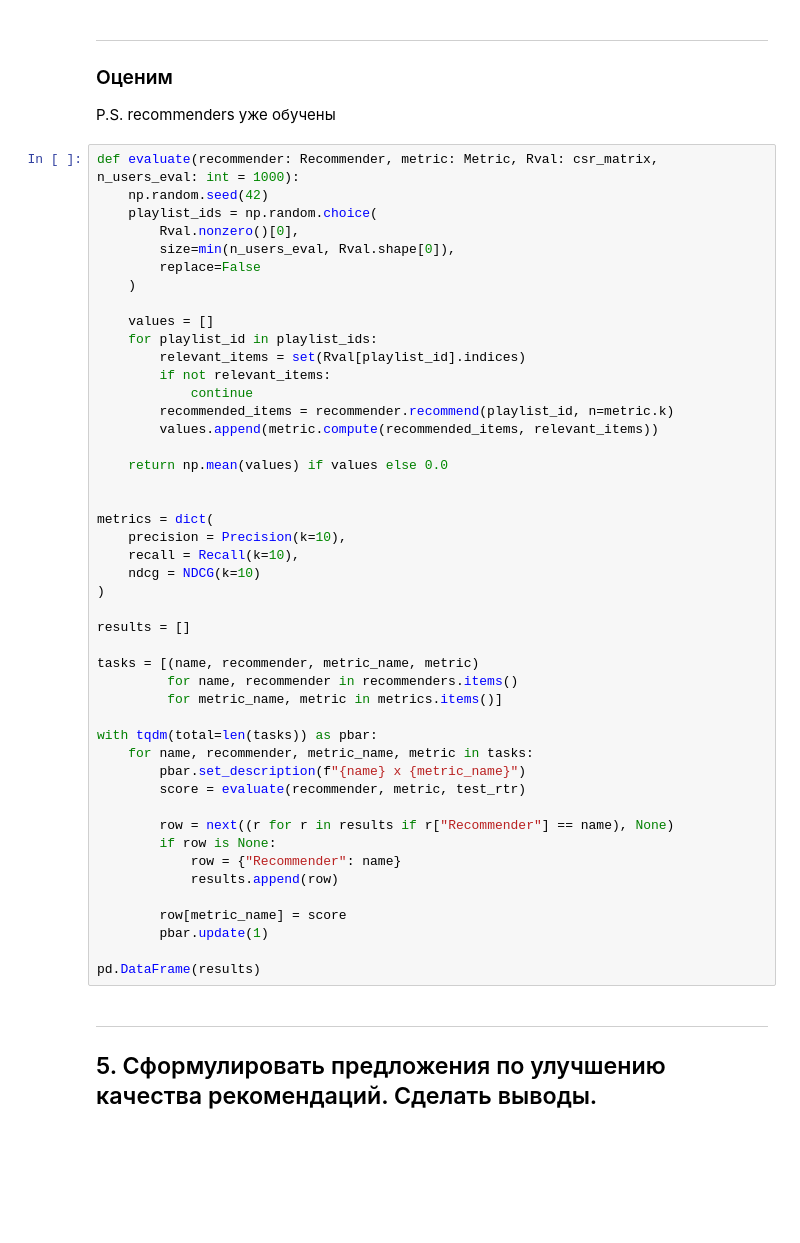
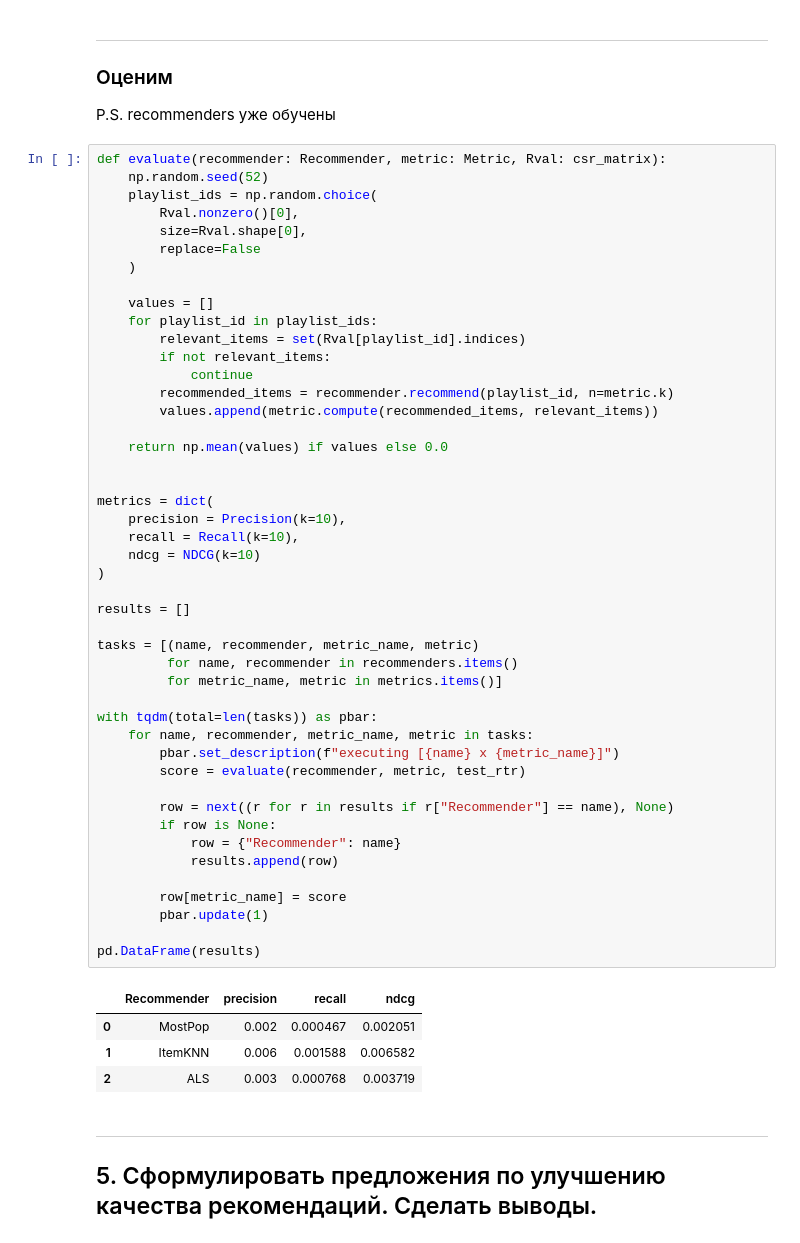
Before and after one commit to HuTao1Love/DataAnalysis, a Jupyter notebook: lab-2/main.ipynb, the cells around one changed output. Cells and saved outputs as stored; diff of their text form; blank space fills up the shorter version.

```diff
--- a/lab-2/main.ipynb
+++ b/lab-2/main.ipynb
@@ -374,11 +374,11 @@ class NDCG(Metric):
 ### Оценим
 P.S. recommenders уже обучены
 # %%
-def evaluate(recommender: Recommender, metric: Metric, Rval: csr_matrix, n_users_eval: int = 1000):
-    np.random.seed(42)
+def evaluate(recommender: Recommender, metric: Metric, Rval: csr_matrix):
+    np.random.seed(52)
     playlist_ids = np.random.choice(
         Rval.nonzero()[0],
-        size=min(n_users_eval, Rval.shape[0]),
+        size=Rval.shape[0],
         replace=False
     )
 
@@ -391,34 +391,39 @@ def evaluate(recommender: Recommender, metric: Metric, Rval: csr_matrix, n_users
         values.append(metric.compute(recommended_items, relevant_items))
 
     return np.mean(values) if values else 0.0
 
 
 metrics = dict(
     precision = Precision(k=10),
     recall = Recall(k=10),
     ndcg = NDCG(k=10)
 )
 
 results = []
 
 tasks = [(name, recommender, metric_name, metric)
          for name, recommender in recommenders.items()
          for metric_name, metric in metrics.items()]
 
 with tqdm(total=len(tasks)) as pbar:
     for name, recommender, metric_name, metric in tasks:
-        pbar.set_description(f"{name} x {metric_name}")
+        pbar.set_description(f"executing [{name} x {metric_name}]")
         score = evaluate(recommender, metric, test_rtr)
 
         row = next((r for r in results if r["Recommender"] == name), None)
         if row is None:
             row = {"Recommender": name}
             results.append(row)
 
         row[metric_name] = score
         pbar.update(1)
 
 pd.DataFrame(results)
+# %% [output]
+|  | Recommender | precision | recall | ndcg |
+| 0 | MostPop | 0.002 | 0.000467 | 0.002051 |
+| 1 | ItemKNN | 0.006 | 0.001588 | 0.006582 |
+| 2 | ALS | 0.003 | 0.000768 | 0.003719 |
 # %% [markdown]
 ---
 ## 5. Сформулировать предложения по улучшению качества рекомендаций. Сделать выводы.
```
Also changed, not shown: parts of 8 cells of this notebook.
